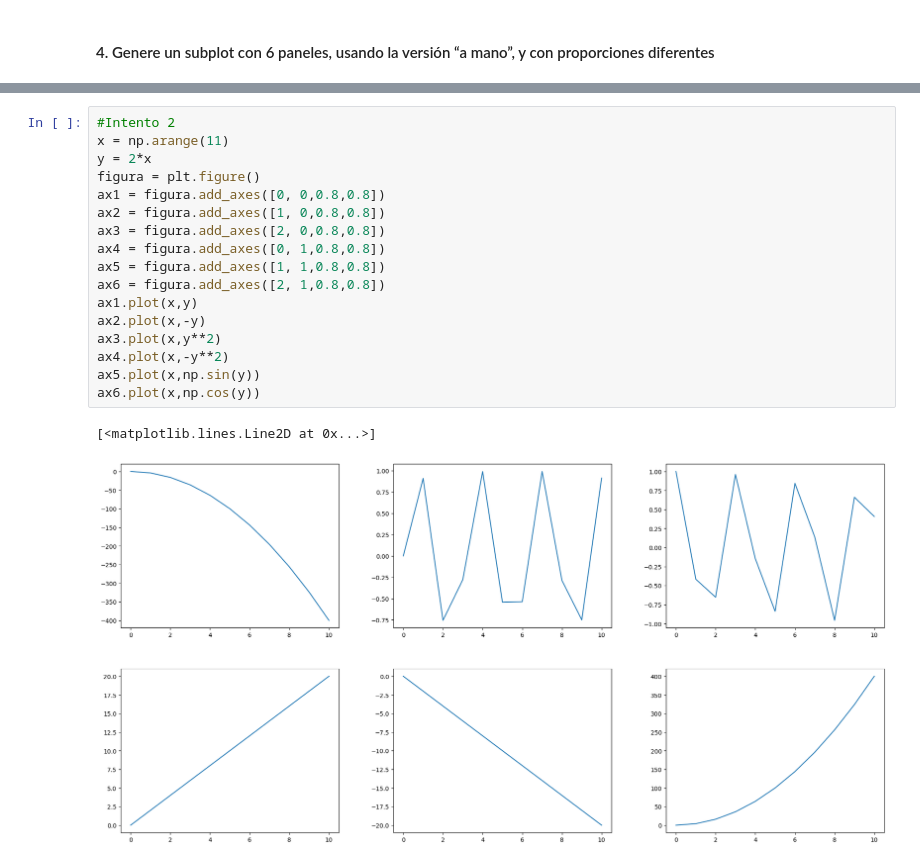
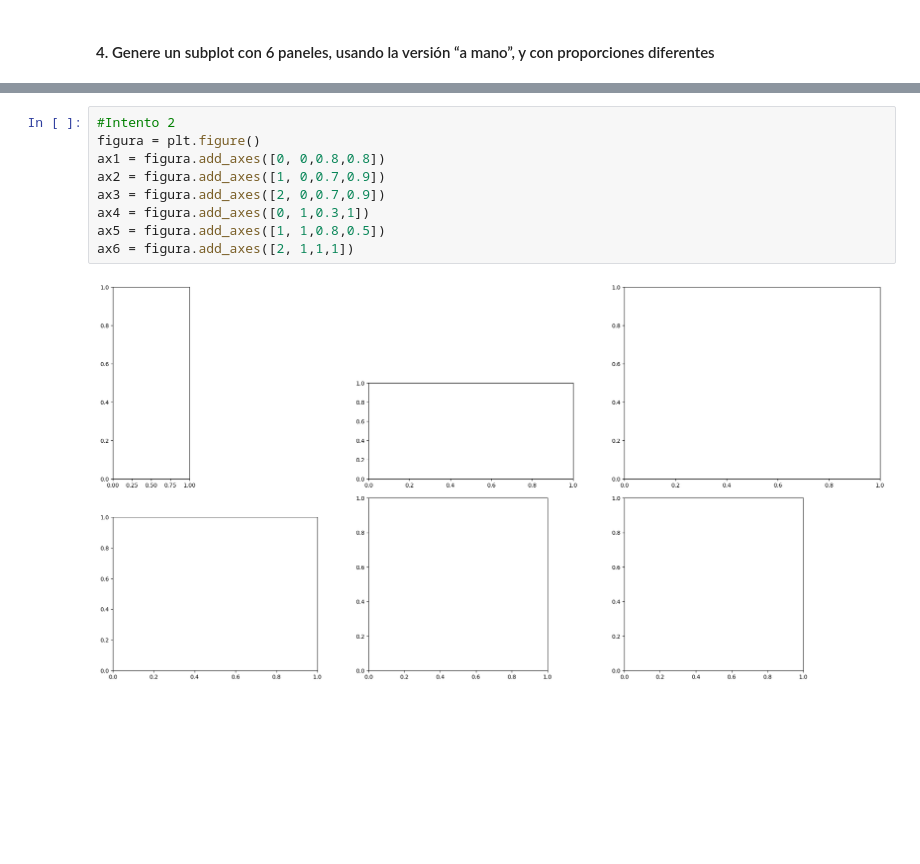
Before and after one commit to CarmenSRU/TareasParcial2Repaso, a Jupyter notebook: Matplot.ipynb, the cells around one changed output, grey strips where cells are left out. Saved outputs shown, nothing was run; the diff lists cells and outputs as text; blank space fills up the shorter version.

```diff
--- a/Matplot.ipynb
+++ b/Matplot.ipynb
@@ -113,20 +106,11 @@ plt.subplots_adjust(hspace=0.4, wspace=0.4)
 # %%
 #Intento 2
-x = np.arange(11)
-y = 2*x
 figura = plt.figure()
 ax1 = figura.add_axes([0, 0,0.8,0.8])
-ax2 = figura.add_axes([1, 0,0.8,0.8])
-ax3 = figura.add_axes([2, 0,0.8,0.8])
-ax4 = figura.add_axes([0, 1,0.8,0.8])
-ax5 = figura.add_axes([1, 1,0.8,0.8])
-ax6 = figura.add_axes([2, 1,0.8,0.8])
-ax1.plot(x,y)
-ax2.plot(x,-y)
-ax3.plot(x,y**2)
-ax4.plot(x,-y**2)
-ax5.plot(x,np.sin(y))
-ax6.plot(x,np.cos(y))
+ax2 = figura.add_axes([1, 0,0.7,0.9])
+ax3 = figura.add_axes([2, 0,0.7,0.9])
+ax4 = figura.add_axes([0, 1,0.3,1])
+ax5 = figura.add_axes([1, 1,0.8,0.5])
+ax6 = figura.add_axes([2, 1,1,1])
 # %% [output]
-[<matplotlib.lines.Line2D at 0x...>]
-[figure, old version]
+[figure, new version]
```
Also changed, not shown: parts of 3 cells of this notebook.
